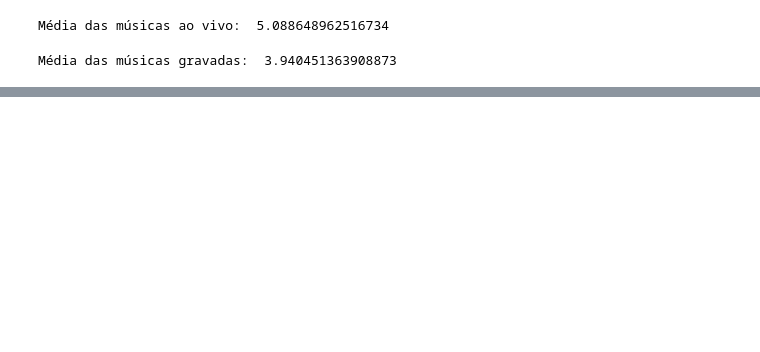
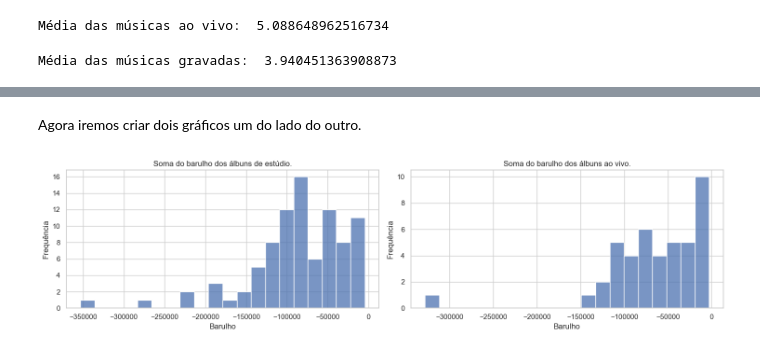
Before and after one commit to CorsiIsa/PosTech-Machine_Learng_And_Times_Series, a Jupyter notebook: analise_exploratoria.ipynb, the cells around one changed output, grey strips where cells are left out. Saved outputs shown, nothing was run; the diff lists cells and outputs as text; code cells hidden in the pictures; blank space fills up the shorter version.

```diff
--- a/analise_exploratoria.ipynb
+++ b/analise_exploratoria.ipynb
@@ -367,0 +372,4 @@ Média das músicas gravadas:  3.940451363908873
+# %%
+df_studio = df_gravado_em_estudio.groupby('album')['loudness'].sum()
+# %%
+df_ao_vivo = df_show_ao_vivo.groupby('album')['loudness'].sum()
@@ -367,0 +412,19 @@ Média das músicas gravadas:  3.940451363908873
+# %% [markdown]
+Agora iremos criar dois gráficos um do lado do outro.
+# %%
+fig, axes = plt.subplots(1, 2, figsize=(15, 4))
+
+sns.histplot(data=df_studio, bins=20, ax=axes[0])
+axes[0].set_title("Soma do barulho dos álbuns de estúdio.")
+axes[0].set_xlabel("Barulho")
+axes[0].set_ylabel("Frequência")
+
+sns.histplot(data=df_ao_vivo, bins=20, ax=axes[1])
+axes[1].set_title("Soma do barulho dos álbuns ao vivo.")
+axes[1].set_xlabel("Barulho")
+axes[1].set_ylabel("Frequência")
+
+fig.tight_layout()
+plt.show()
+# %% [output]
+[figure, added]
```
Also changed, not shown: parts of 13 cells of this notebook.
